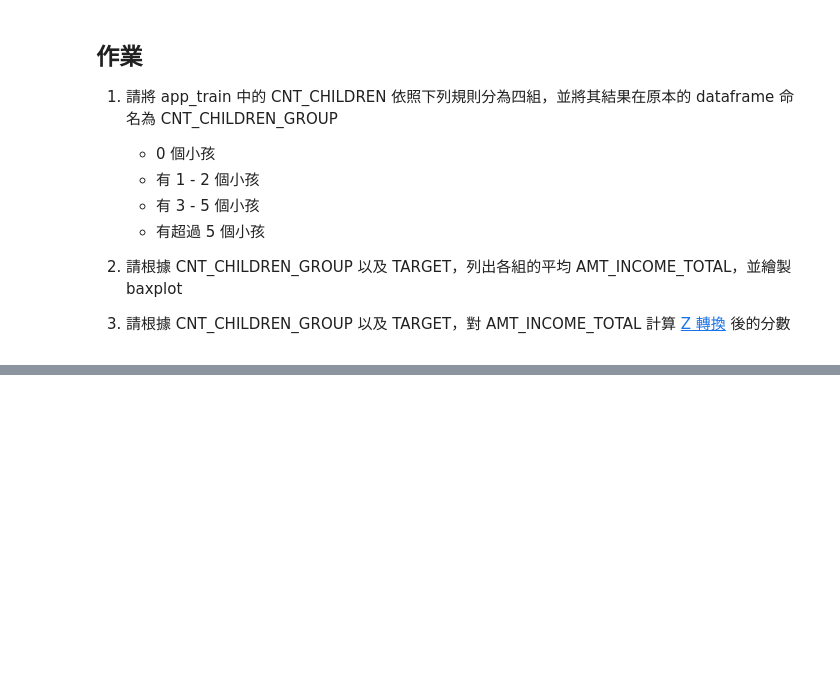
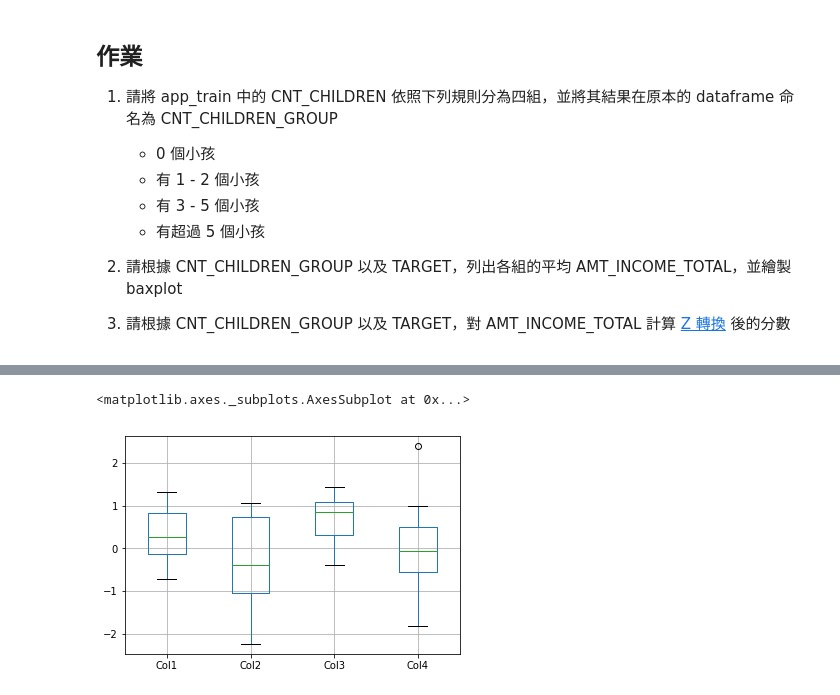
Before and after one commit to peropero1/4th-ML100days, a Jupyter notebook: homework/Day_013_HW.ipynb, the cells around one changed output, grey strips where cells are left out. Cells and saved outputs as stored; diff of their text form; code cells hidden in the pictures; blank space fills up the shorter version.

```diff
--- a/homework/Day_013_HW.ipynb
+++ b/homework/Day_013_HW.ipynb
@@ -111,0 +156,11 @@ app_train[['AMT_INCOME_TOTAL','AMT_INCOME_TOTAL_Z_BY_CHILDREN_GRP-TARGET']].head
+# %%
+import numpy as np
+import pandas as pd
+
+np.random.seed(1234)
+df = pd.DataFrame(np.random.randn(10, 4),
+                  columns=['Col1', 'Col2', 'Col3', 'Col4'])
+df.boxplot(column=['Col1', 'Col2', 'Col3', 'Col4'])
+# %% [output]
+<matplotlib.axes._subplots.AxesSubplot at 0x...>
+[figure, added]
```
Also changed, not shown: parts of 7 cells of this notebook, 1 other file.
